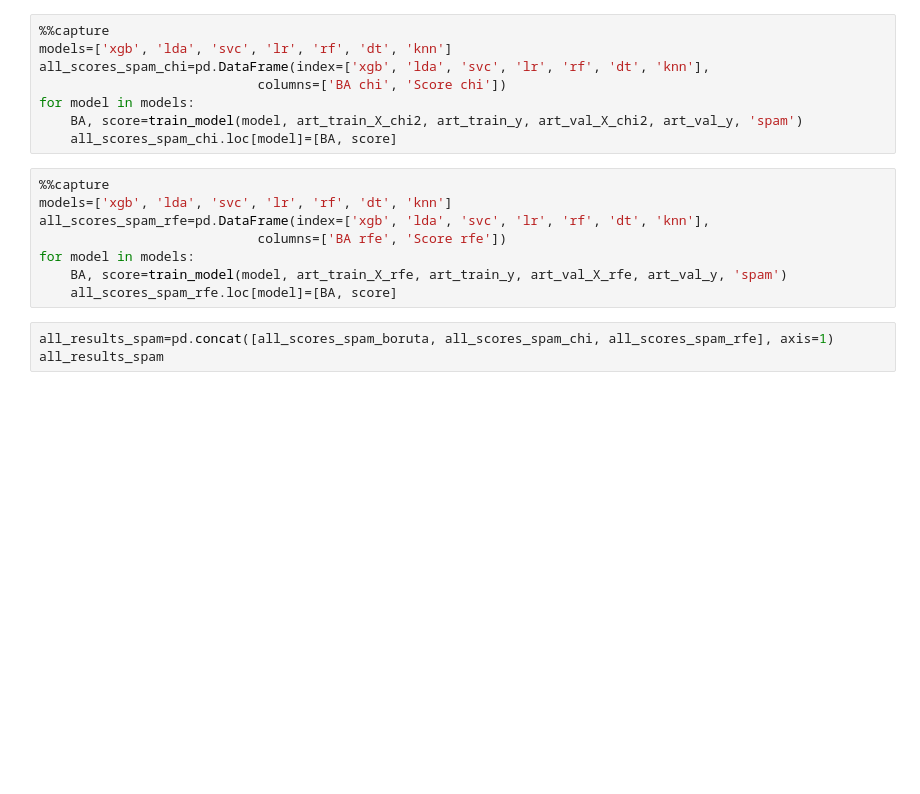
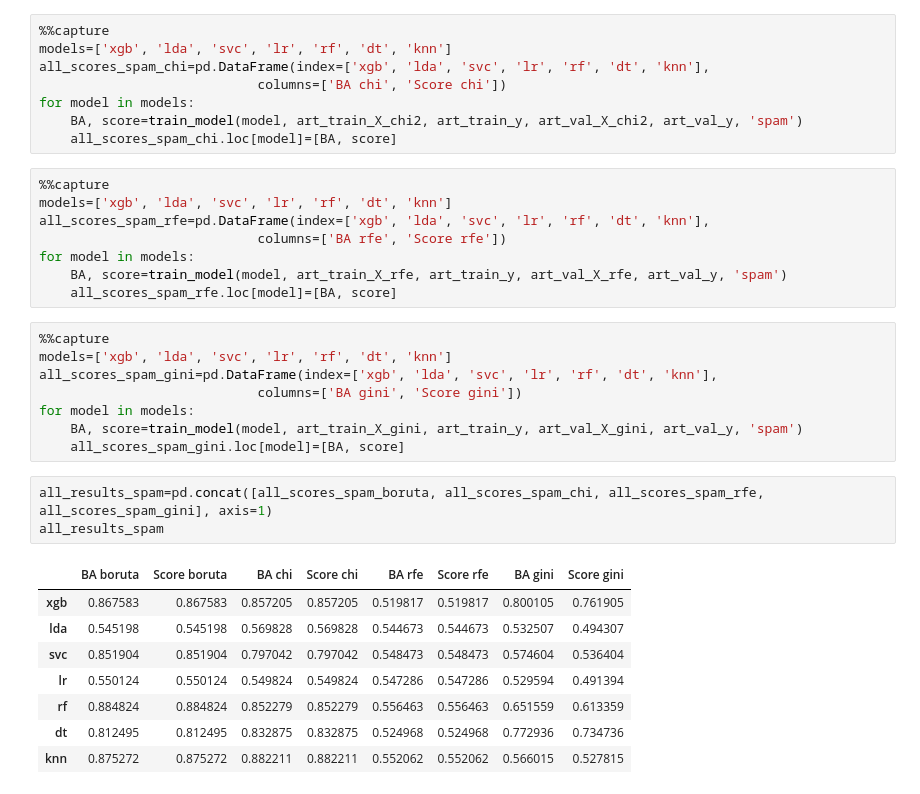
Before and after one commit to kaczmareka/aml_project2, a Jupyter notebook: data_read_with_boruta.ipynb, the cells around one changed output. Saved outputs shown, nothing was run; the diff lists cells and outputs as text; blank space fills up the shorter version.

```diff
--- a/data_read_with_boruta.ipynb
+++ b/data_read_with_boruta.ipynb
@@ -335,6 +380,23 @@ all_scores_spam_rfe=pd.DataFrame(index=['xgb', 'lda', 'svc', 'lr', 'rf', 'dt', '
 for model in models:
     BA, score=train_model(model, art_train_X_rfe, art_train_y, art_val_X_rfe, art_val_y, 'spam')
     all_scores_spam_rfe.loc[model]=[BA, score]
+# %%
+%%capture
+models=['xgb', 'lda', 'svc', 'lr', 'rf', 'dt', 'knn']
+all_scores_spam_gini=pd.DataFrame(index=['xgb', 'lda', 'svc', 'lr', 'rf', 'dt', 'knn'],
+                            columns=['BA gini', 'Score gini'])
+for model in models:
+    BA, score=train_model(model, art_train_X_gini, art_train_y, art_val_X_gini, art_val_y, 'spam')
+    all_scores_spam_gini.loc[model]=[BA, score]
 # %%
-all_results_spam=pd.concat([all_scores_spam_boruta, all_scores_spam_chi, all_scores_spam_rfe], axis=1)
+all_results_spam=pd.concat([all_scores_spam_boruta, all_scores_spam_chi, all_scores_spam_rfe, all_scores_spam_gini], axis=1)
 all_results_spam
+# %% [output]
+|  | BA boruta | Score boruta | BA chi | Score chi | BA rfe | Score rfe | BA gini | Score gini |
+| xgb | 0.867583 | 0.867583 | 0.857205 | 0.857205 | 0.519817 | 0.519817 | 0.800105 | 0.761905 |
+| lda | 0.545198 | 0.545198 | 0.569828 | 0.569828 | 0.544673 | 0.544673 | 0.532507 | 0.494307 |
+| svc | 0.851904 | 0.851904 | 0.797042 | 0.797042 | 0.548473 | 0.548473 | 0.574604 | 0.536404 |
+| lr | 0.550124 | 0.550124 | 0.549824 | 0.549824 | 0.547286 | 0.547286 | 0.529594 | 0.491394 |
+| rf | 0.884824 | 0.884824 | 0.852279 | 0.852279 | 0.556463 | 0.556463 | 0.651559 | 0.613359 |
+| dt | 0.812495 | 0.812495 | 0.832875 | 0.832875 | 0.524968 | 0.524968 | 0.772936 | 0.734736 |
+| knn | 0.875272 | 0.875272 | 0.882211 | 0.882211 | 0.552062 | 0.552062 | 0.566015 | 0.527815 |
```
Also changed, not shown: parts of 17 cells of this notebook.
